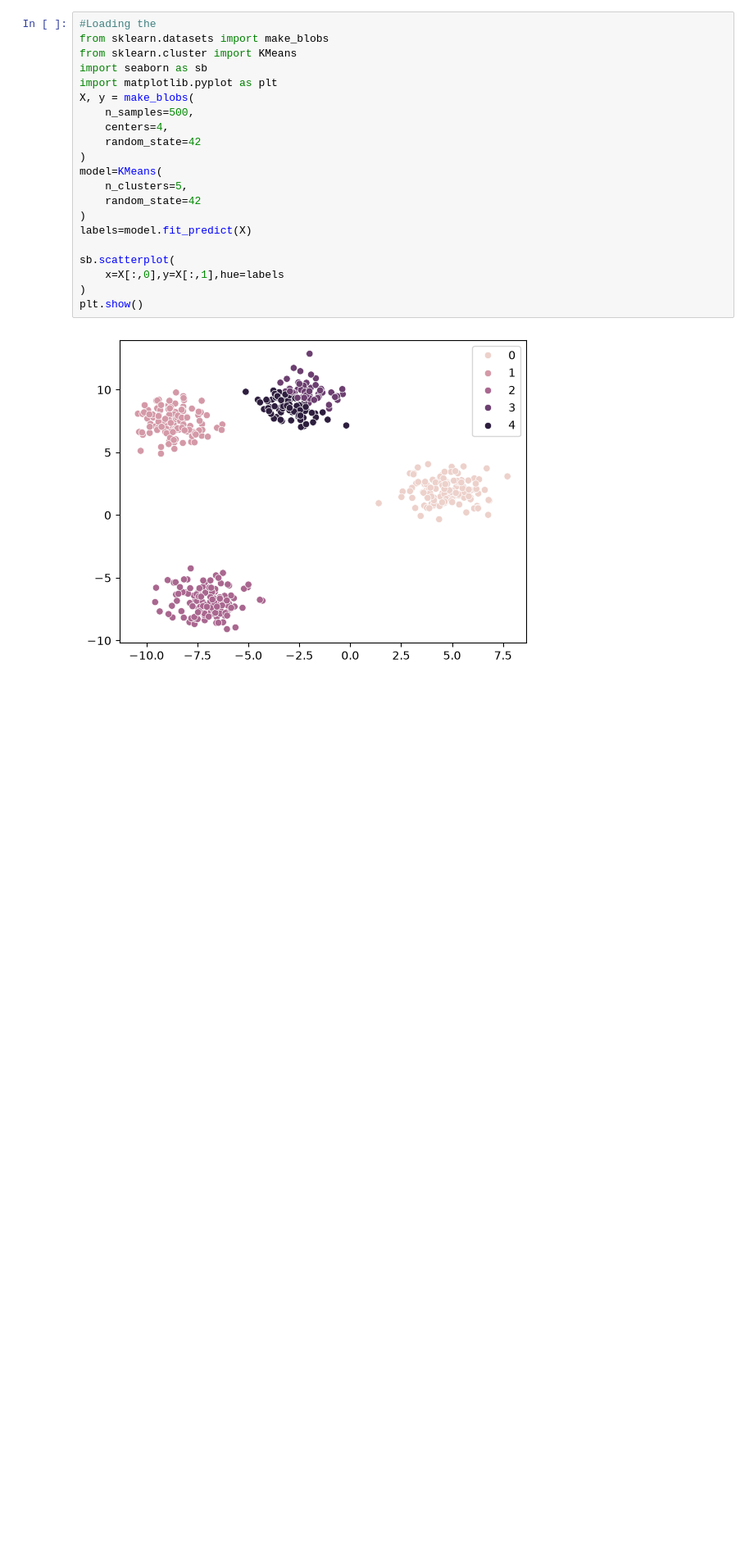
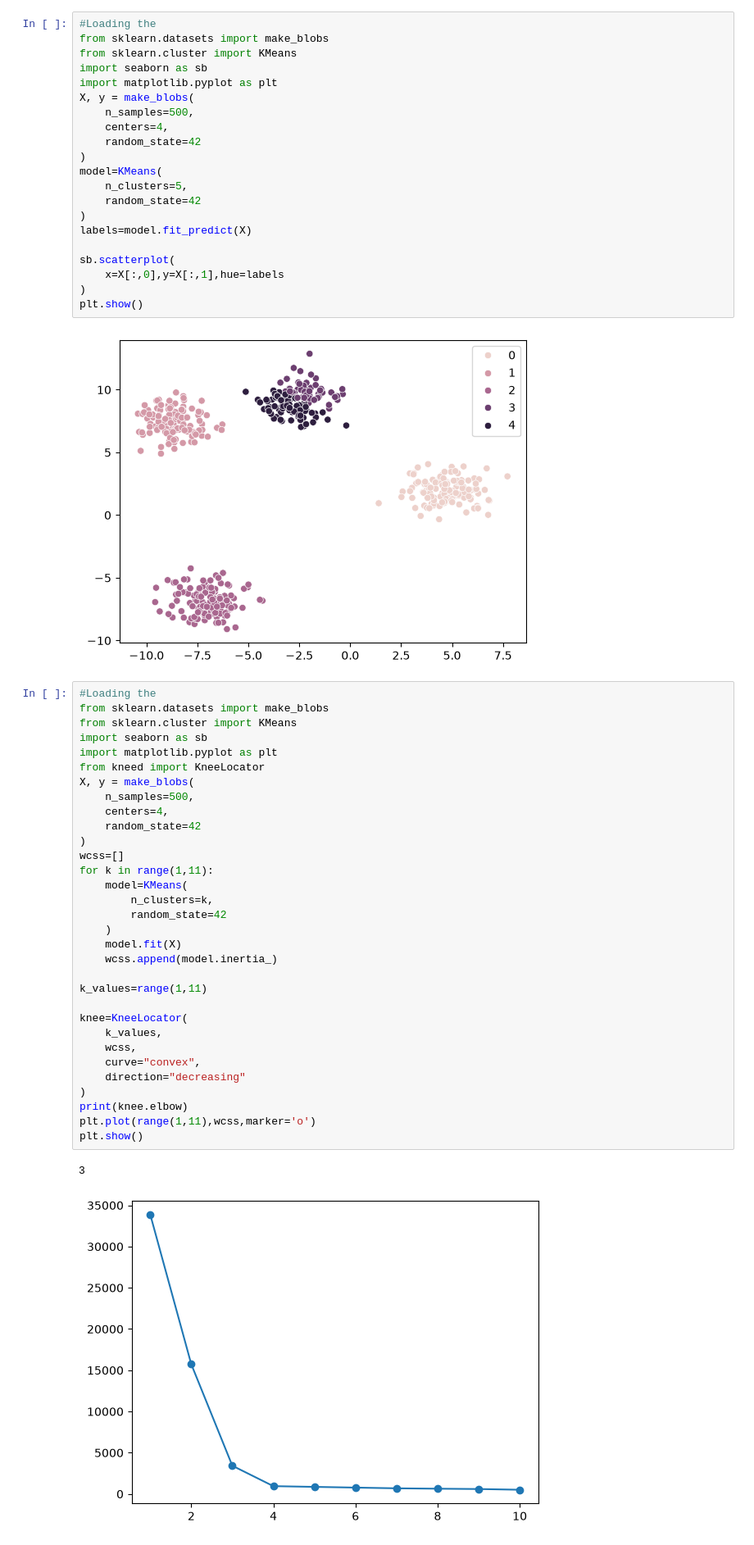
Before and after one commit to engineerharshitcodes/AI-ML-Practice, a Jupyter notebook: PracticeQuestions/Datasets/Titanic/Question4.ipynb, the cells around one changed output. Shown at 82% size. Cells and saved outputs as stored; diff of their text form; blank space fills up the shorter version.

```diff
--- a/PracticeQuestions/Datasets/Titanic/Question4.ipynb
+++ b/PracticeQuestions/Datasets/Titanic/Question4.ipynb
@@ -21,3 +21,38 @@ sb.scatterplot(
 plt.show()
 # %% [output]
 [figure]
+# %%
+#Loading the
+from sklearn.datasets import make_blobs
+from sklearn.cluster import KMeans
+import seaborn as sb
+import matplotlib.pyplot as plt
+from kneed import KneeLocator
+X, y = make_blobs(
+    n_samples=500,
+    centers=4,
+    random_state=42
+)
+wcss=[]
+for k in range(1,11):
+    model=KMeans(
+        n_clusters=k,
+        random_state=42
+    )
+    model.fit(X)
+    wcss.append(model.inertia_)
+
+k_values=range(1,11)
+
+knee=KneeLocator(
+    k_values,
+    wcss,
+    curve="convex",
+    direction="decreasing"
+)
+print(knee.elbow)
+plt.plot(range(1,11),wcss,marker='o')
+plt.show()
+# %% [output]
+3
+[figure, added]
```
Also changed, not shown: parts of 1 cell of this notebook, 3 other files.
